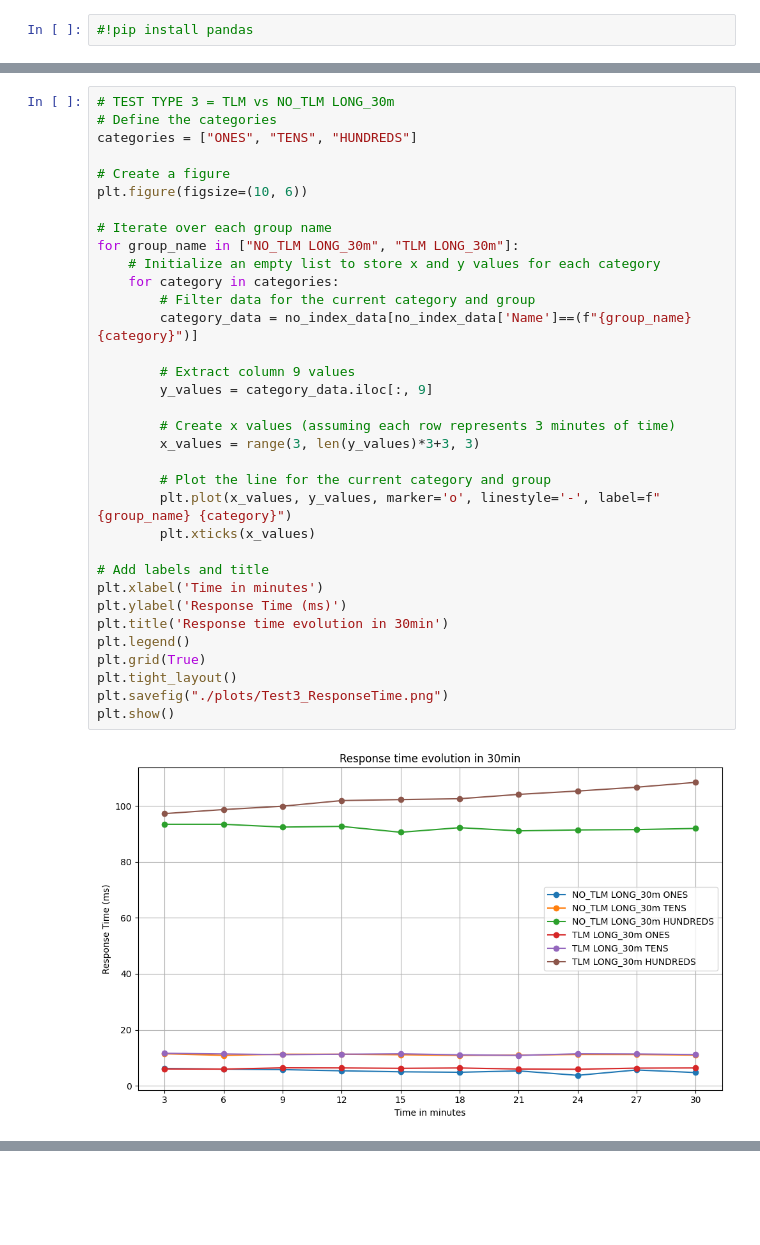
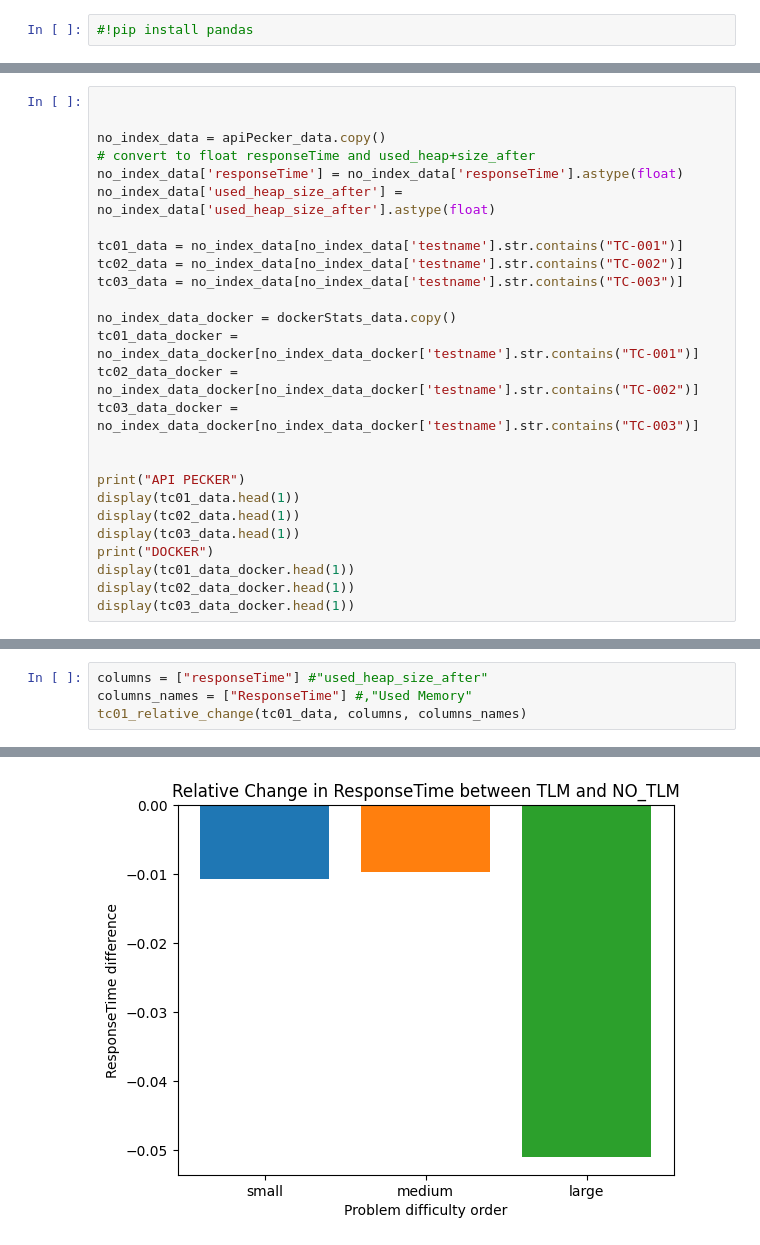
Before and after one commit to motero2k/oas-telemetry-tester, a Jupyter notebook: sandbox/resultsManager/initialTestcases.ipynb, the cells around one changed output, grey strips where cells are left out. Cells and saved outputs as stored; diff of their text form; blank space fills up the shorter version.

Commit message:
feat: Improved outputs with flattened objects as columns

```diff
--- a/sandbox/resultsManager/initialTestcases.ipynb
+++ b/sandbox/resultsManager/initialTestcases.ipynb
@@ -48,0 +133,26 @@ print(grouped_data['Name'].values)
+# %%
+
+
+no_index_data = apiPecker_data.copy()
+# convert to float responseTime and used_heap+size_after
+no_index_data['responseTime'] = no_index_data['responseTime'].astype(float)
+no_index_data['used_heap_size_after'] = no_index_data['used_heap_size_after'].astype(float)
+
+tc01_data = no_index_data[no_index_data['testname'].str.contains("TC-001")]
+tc02_data = no_index_data[no_index_data['testname'].str.contains("TC-002")]
+tc03_data = no_index_data[no_index_data['testname'].str.contains("TC-003")]
+
+no_index_data_docker = dockerStats_data.copy()
+tc01_data_docker = no_index_data_docker[no_index_data_docker['testname'].str.contains("TC-001")]
+tc02_data_docker = no_index_data_docker[no_index_data_docker['testname'].str.contains("TC-002")]
+tc03_data_docker = no_index_data_docker[no_index_data_docker['testname'].str.contains("TC-003")]
+
+
+print("API PECKER")
+display(tc01_data.head(1))
+display(tc02_data.head(1))
+display(tc03_data.head(1))
+print("DOCKER")
+display(tc01_data_docker.head(1))
+display(tc02_data_docker.head(1))
+display(tc03_data_docker.head(1))
@@ -132,36 +216,5 @@ print_boxplot(test2_data_HUNDREDS, "used_heap_size_after","Memory in MB","HUNDRE
-# %%
-# TEST TYPE 3 = TLM vs NO_TLM LONG_30m
-# Define the categories
-categories = ["ONES", "TENS", "HUNDREDS"]
-
-# Create a figure
-plt.figure(figsize=(10, 6))
-
-# Iterate over each group name
-for group_name in ["NO_TLM LONG_30m", "TLM LONG_30m"]:
-    # Initialize an empty list to store x and y values for each category
-    for category in categories:
-        # Filter data for the current category and group
-        category_data = no_index_data[no_index_data['Name']==(f"{group_name} {category}")]
-
-        # Extract column 9 values
-        y_values = category_data.iloc[:, 9]
-
-        # Create x values (assuming each row represents 3 minutes of time)
-        x_values = range(3, len(y_values)*3+3, 3)
-
-        # Plot the line for the current category and group
-        plt.plot(x_values, y_values, marker='o', linestyle='-', label=f"{group_name} {category}")
-        plt.xticks(x_values)
-
-# Add labels and title
-plt.xlabel('Time in minutes')
-plt.ylabel('Response Time (ms)')
-plt.title('Response time evolution in 30min')
-plt.legend()
-plt.grid(True)
-plt.tight_layout()
-plt.savefig("./plots/Test3_ResponseTime.png")
-plt.show()
-# %% [output]
-[figure, removed]
+# %%
+columns = ["responseTime"] #"used_heap_size_after"
+columns_names = ["ResponseTime"] #,"Used Memory"
+tc01_relative_change(tc01_data, columns, columns_names)
+# %% [output]
@@ -167,0 +238 @@ plt.show()
+[figure, added]
```
Also changed, not shown: parts of 20 cells of this notebook, 31 other files.
